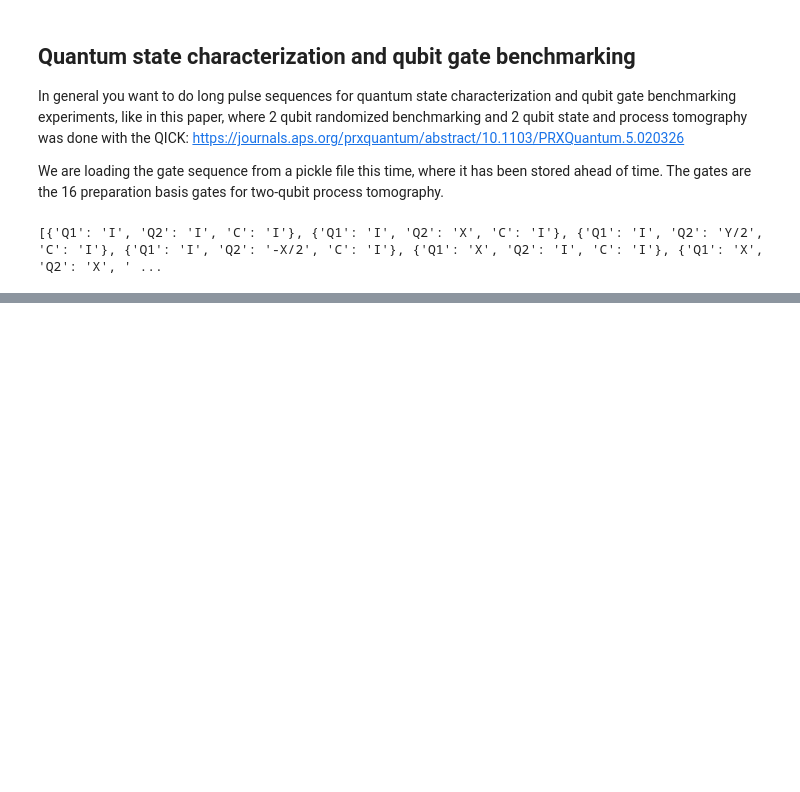
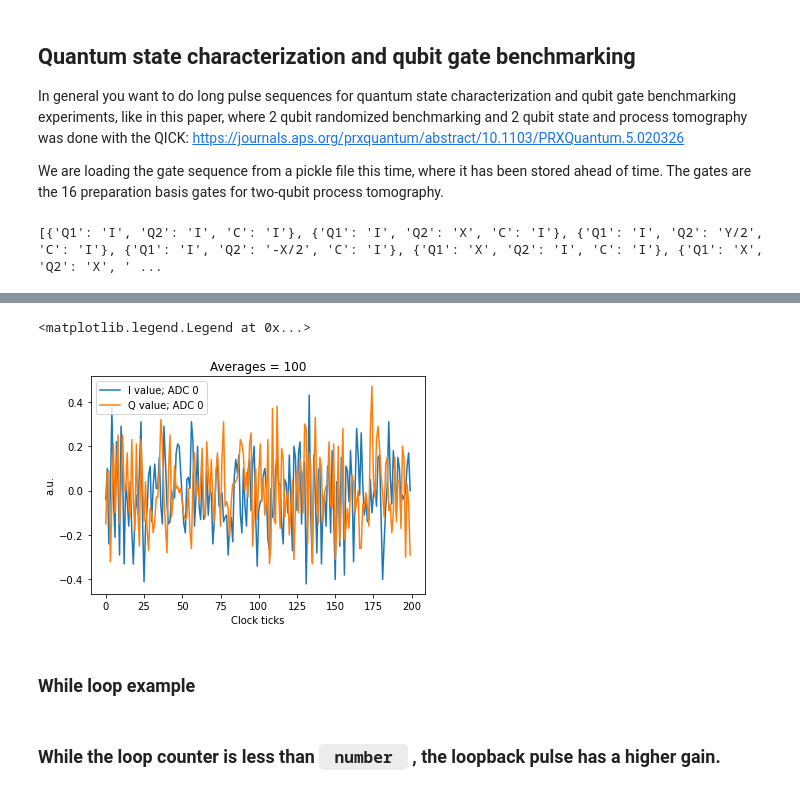
Before and after one commit to openquantumhardware/QIS_SummerSchool_2024, a Jupyter notebook: ZCU216/demos_qce/demos_expt/LabDay1_QubitControl.ipynb, the cells around one changed output, grey strips where cells are left out. Cells and saved outputs as stored; diff of their text form; code cells hidden in the pictures; blank space fills up the shorter version.

```diff
--- a/ZCU216/demos_qce/demos_expt/LabDay1_QubitControl.ipynb
+++ b/ZCU216/demos_qce/demos_expt/LabDay1_QubitControl.ipynb
@@ -604,0 +682,19 @@ plot_2q(iq_lists)
+# %%
+config["number"]=10
+
+prog =LoopbackProgram(soccfg, config)
+(iq0,) = prog.acquire_decimated(soc, load_pulses=True, progress=True, debug=False)
+# %%
+# Plot results.
+plt.figure(1)
+plt.plot(iq0[0], label="I value; ADC 0")
+plt.plot(iq0[1], label="Q value; ADC 0")
+plt.ylabel("a.u.")
+plt.xlabel("Clock ticks")
+plt.title("Averages = " + str(config["soft_avgs"]))
+plt.legend()
+# %% [output]
+<matplotlib.legend.Legend at 0x...>
+[figure, added]
+# %% [markdown]
+### While loop example
@@ -604,0 +746,2 @@ plot_2q(iq_lists)
+# %% [markdown]
+### While the loop counter is less than  <code> number </code> , the loopback pulse has a higher gain.
```
Also changed, not shown: parts of 18 cells of this notebook, 2 other files.
